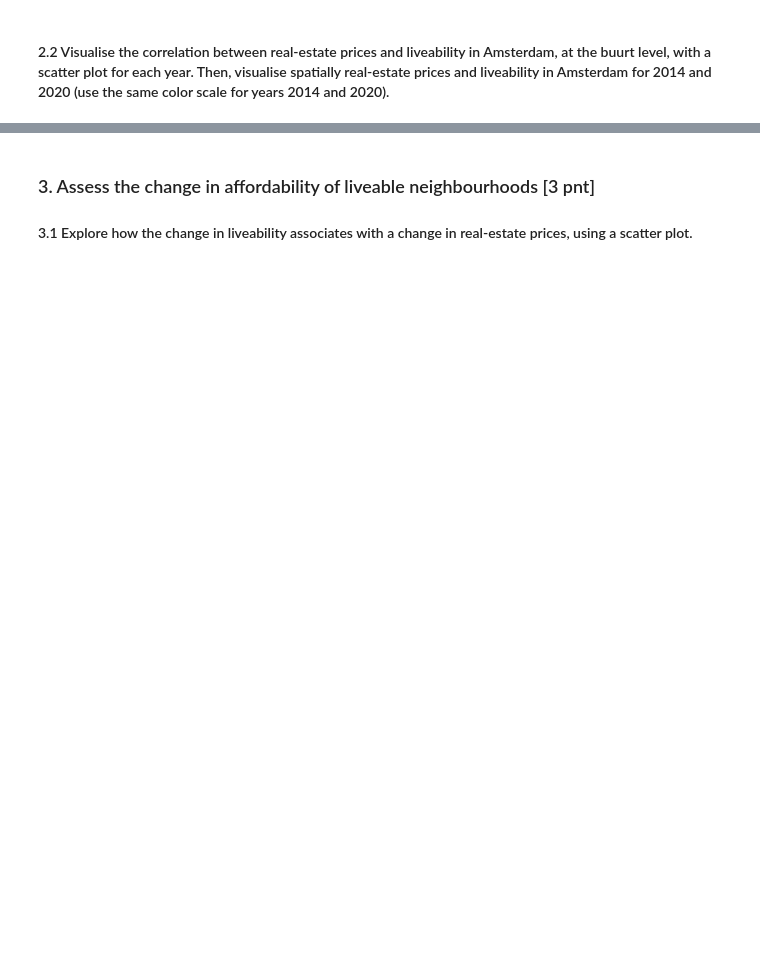
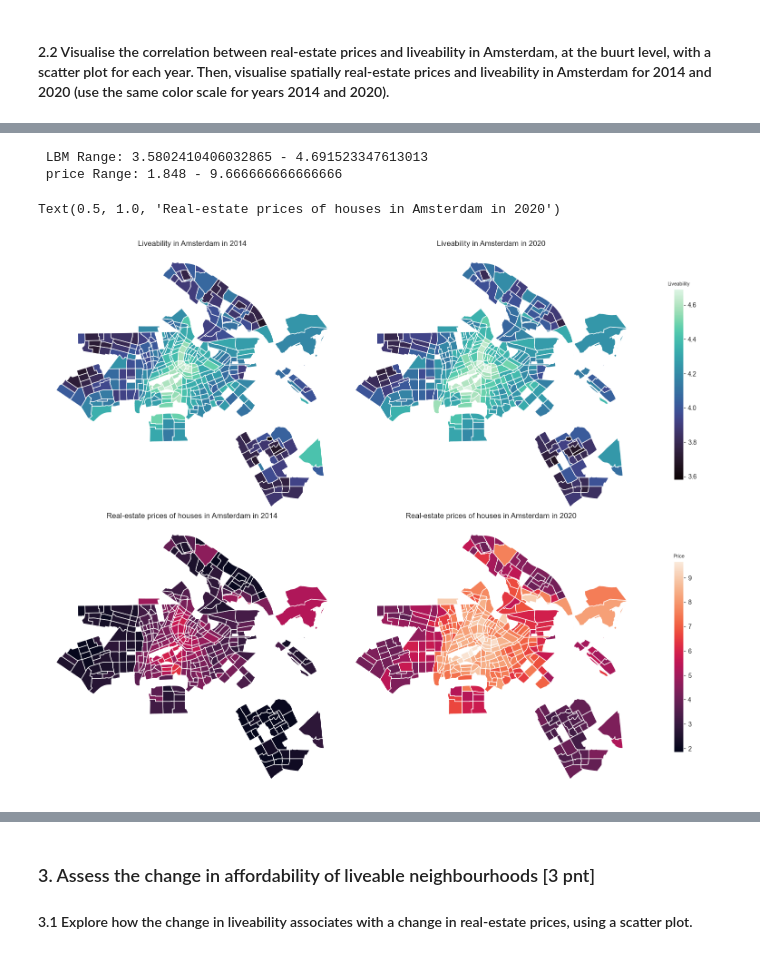
Before and after one commit to hjdeheer/TPM34A_Lab, a Jupyter notebook: Assignments/assignment_01/assignment_01.ipynb, the cells around one changed output, grey strips where cells are left out. Saved outputs shown, nothing was run; the diff lists cells and outputs as text; code cells hidden in the pictures; blank space fills up the shorter version.

```diff
--- a/Assignments/assignment_01/assignment_01.ipynb
+++ b/Assignments/assignment_01/assignment_01.ipynb
@@ -110,0 +292,47 @@ pd.set_option('display.max_columns', None)
+# %%
+#Spatial visualisations
+sns.color_palette("mako", as_cmap=True)
+
+#Prepare min and max of colormapping
+lbmMin = min(df_2014['lbm'].min(), df_2020['lbm'].min())
+lbmMax = max(df_2014['lbm'].max(), df_2020['lbm'].max())
+print(f" LBM Range: {lbmMin} - {lbmMax}")
+
+priceMin = min(df_2014['price_2014'].min(), df_2020['price_2020'].min())
+priceMax = max(df_2014['price_2014'].max(), df_2020['price_2020'].max())
+print(f" price Range: {priceMin} - {priceMax}")
+
+#Plot
+fig, ax = plt.subplots(2, 2, figsize=(15,15),sharex=True, sharey=True, subplot_kw=dict(aspect='equal'))
+
+fig.tight_layout(pad=0.0)
+plt.subplots_adjust(wspace=0.0, hspace=0.4, bottom=0.1, top=0.9)
+plt.subplots_adjust(hspace=0.0)
+[axi.set_axis_off() for axi in ax.ravel()]
+
+#Plots
+df_2014.plot(ax=ax[0][0], column='lbm', cmap= 'mako', vmin=lbmMin, vmax = lbmMax)
+df_2020.plot(ax=ax[0][1], column='lbm', cmap= 'mako', vmin=lbmMin, vmax = lbmMax)
+
+df_2014.plot(ax=ax[1][0], column='price_2014', cmap='rocket', vmin=priceMin, vmax= priceMax)
+df_2020.plot(ax=ax[1][1], column='price_2020',cmap='rocket', vmin=priceMin, vmax= priceMax)
+
+#Add colorbars
+patch_col = ax[0][0].collections[0]
+cb1 = fig.colorbar(patch_col, ax=ax[0], shrink=0.7 , fraction=0.05)
+cb1.ax.set_title('Liveability',fontsize=8)
+
+patch_col = ax[1][0].collections[0]
+cb2 = fig.colorbar(patch_col, ax=ax[1], shrink=0.7, fraction=0.05)
+cb2.ax.set_title('Price',fontsize=8)
+
+#Set titles
+ax[0][0].set_title("Liveability in Amsterdam in 2014")
+ax[0][1].set_title("Liveability in Amsterdam in 2020")
+ax[1][0].set_title("Real-estate prices of houses in Amsterdam in 2014")
+ax[1][1].set_title("Real-estate prices of houses in Amsterdam in 2020")
+# %% [output]
+ LBM Range: 3.5802410406032865 - 4.691523347613013
+ price Range: 1.848 - 9.666666666666666
+Text(0.5, 1.0, 'Real-estate prices of houses in Amsterdam in 2020')
+[figure, added]
```
Also changed, not shown: parts of 27 cells of this notebook.
